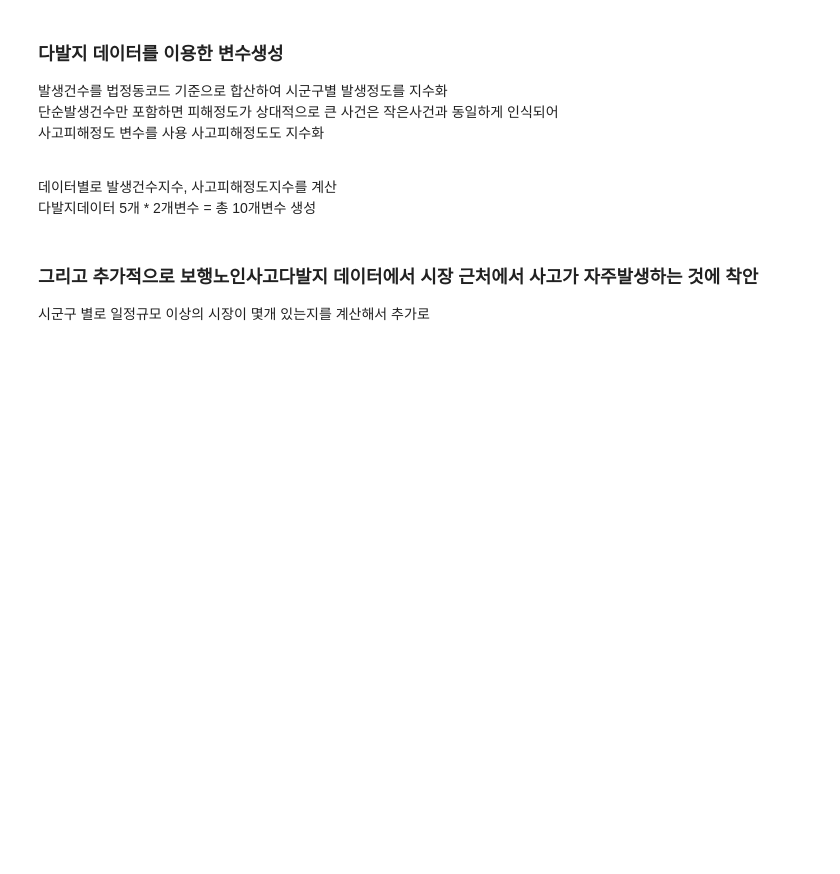
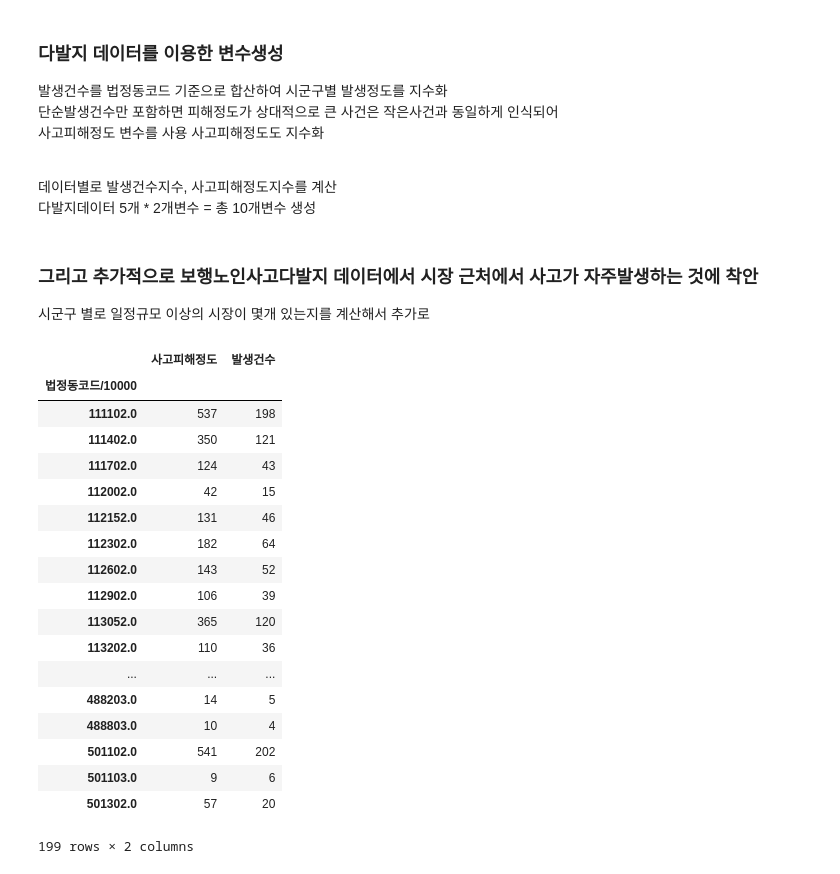
Before and after one commit to parksunwoo/dbs_zero2all, a Jupyter notebook: 9th_week/maps_modeling.ipynb, the cells around one changed output. Saved outputs shown, nothing was run; the diff lists cells and outputs as text; code cells hidden in the pictures; blank space fills up the shorter version.

```diff
--- a/9th_week/maps_modeling.ipynb
+++ b/9th_week/maps_modeling.ipynb
@@ -326,3 +317,35 @@ train_jaywalk.head(5)
 # %% [markdown]
 ### 그리고 추가적으로 보행노인사고다발지 데이터에서 시장 근처에서 사고가 자주발생하는 것에 착안
 시군구 별로 일정규모 이상의 시장이 몇개 있는지를 계산해서 추가로
+# %%
+train_jaywalk["사고피해정도"] = train_jaywalk.사망자수*4 + train_jaywalk.중상자수*3 + train_jaywalk.경상자수*2 + train_jaywalk.부상신고자수*1
+train_oldwalk["사고피해정도"] = train_oldwalk.사망자수*4 + train_oldwalk.중상자수*3 + train_oldwalk.경상자수*2 + train_oldwalk.부상신고자수*1
+train_childwalk["사고피해정도"] = train_childwalk.사망자수*4 + train_childwalk.중상자수*3 + train_childwalk.경상자수*2 + train_childwalk.부상신고자수*1
+train_schoolzone["사고피해정도"] = train_schoolzone.사망자수*4 + train_schoolzone.중상자수*3 + train_schoolzone.경상자수*2 + train_schoolzone.부상신고자수*1
+train_bikezone["사고피해정도"] = train_bikezone.사망자수*4 + train_bikezone.중상자수*3 + train_bikezone.경상자수*2 + train_bikezone.부상신고자수*1
+# %%
+#train_jaywalk.sort_values(by="법정동코드", ascending=True)
+#train_jaywalk.head(10)
+train_jaywalk["법정동코드/10000"] = np.ceil(train_jaywalk.법정동코드/10000)
+train_jaywalk_sum = train_jaywalk.groupby(['법정동코드/10000']).agg({'사고피해정도': 'sum', '발생건수':'sum'})
+train_jaywalk_sum
+# %% [output]
+|  | 사고피해정도 | 발생건수 |
+| 법정동코드/10000 |  |  |
+| 111102.0 | 537 | 198 |
+| 111402.0 | 350 | 121 |
+| 111702.0 | 124 | 43 |
+| 112002.0 | 42 | 15 |
+| 112152.0 | 131 | 46 |
+| 112302.0 | 182 | 64 |
+| 112602.0 | 143 | 52 |
+| 112902.0 | 106 | 39 |
+| 113052.0 | 365 | 120 |
+| 113202.0 | 110 | 36 |
+| ... | ... | ... |
+| 488203.0 | 14 | 5 |
+| 488803.0 | 10 | 4 |
+| 501102.0 | 541 | 202 |
+| 501103.0 | 9 | 6 |
+| 501302.0 | 57 | 20 |
+199 rows × 2 columns
```
Also changed, not shown: parts of 8 cells of this notebook.
